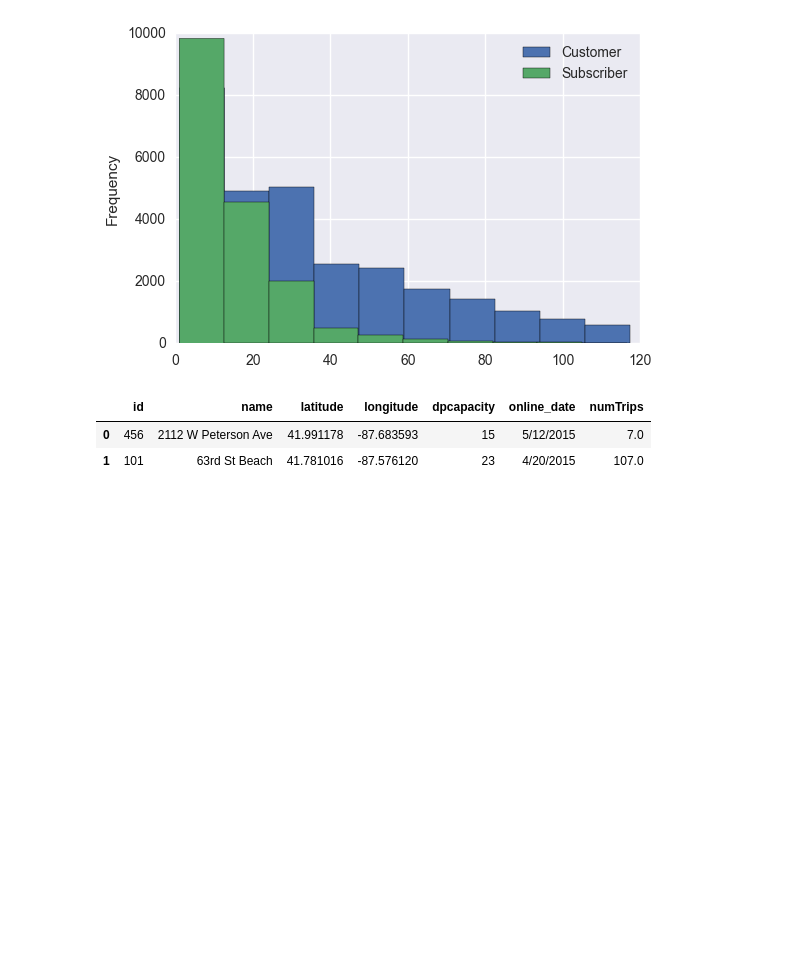
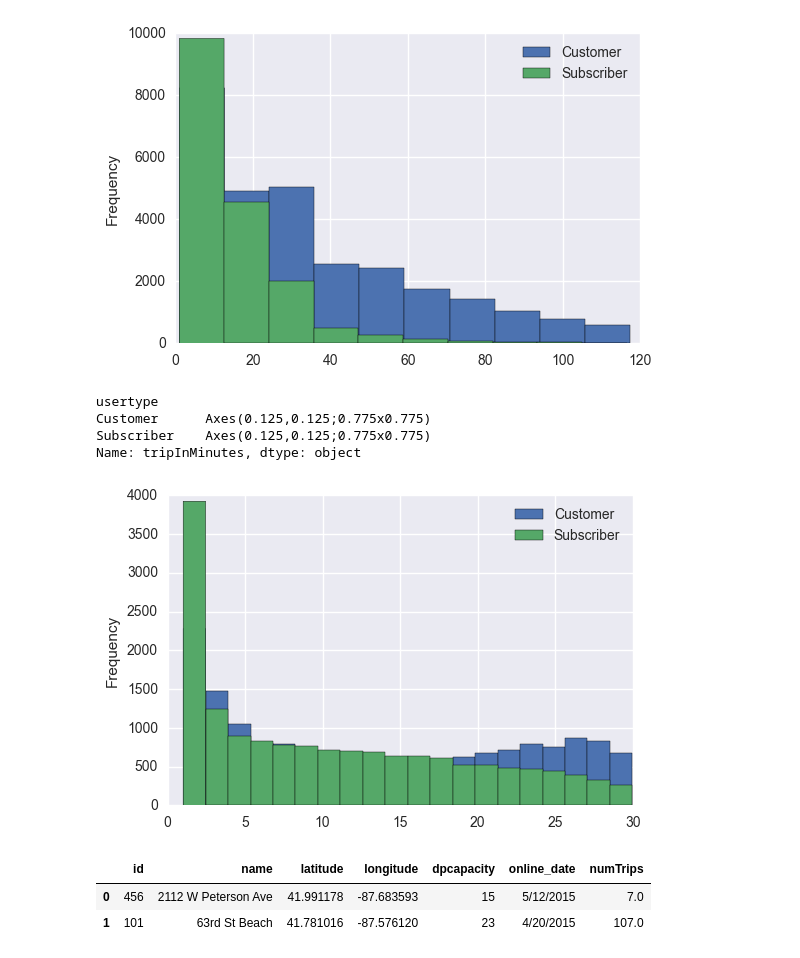
Before and after one commit to alysivji/divvy-station-heatmap-folium, a Jupyter notebook: 1-create-divvy-station-heatmap.ipynb, the cells around one changed output. Cells and saved outputs as stored; diff of their text form; code cells hidden in the pictures; blank space fills up the shorter version.

Commit message:
Drawing heatmap for usertypes

```diff
--- a/1-create-divvy-station-heatmap.ipynb
+++ b/1-create-divvy-station-heatmap.ipynb
@@ -116,6 +116,17 @@ Customer      Axes(0.125,0.125;0.775x0.775)
 Subscriber    Axes(0.125,0.125;0.775x0.775)
 Name: tripInMinutes, dtype: object
 [figure]
+# %%
+# Divvy's charge more for rides larger than 30 minutes so lets see that distribution
+sameStationTrips[sameStationTrips['tripInMinutes'] < 30] \
+    .groupby('usertype')['tripInMinutes'] \
+    .plot(kind='hist', stacked=True, legend=True, bins=20)
+# %% [output]
+usertype
+Customer      Axes(0.125,0.125;0.775x0.775)
+Subscriber    Axes(0.125,0.125;0.775x0.775)
+Name: tripInMinutes, dtype: object
+[figure, added]
 # %%
 # Acording to Folium docs, we can feed heatmap function with (n, 3) weights
 sameStationCountsByStationID = sameStationTrips.groupby('from_station_id')['trip_id'].agg('count')
```
Also changed, not shown: parts of 6 cells of this notebook.
